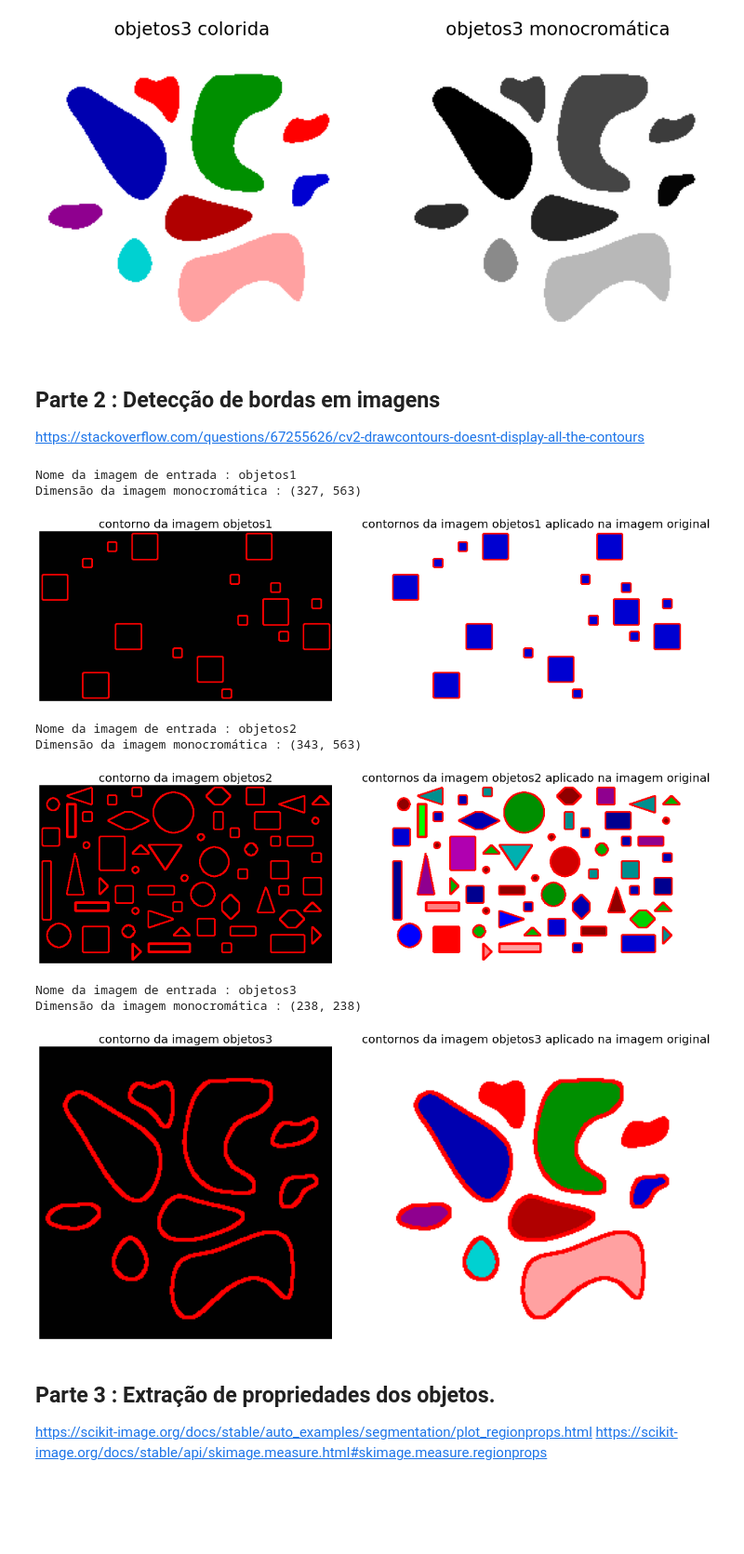
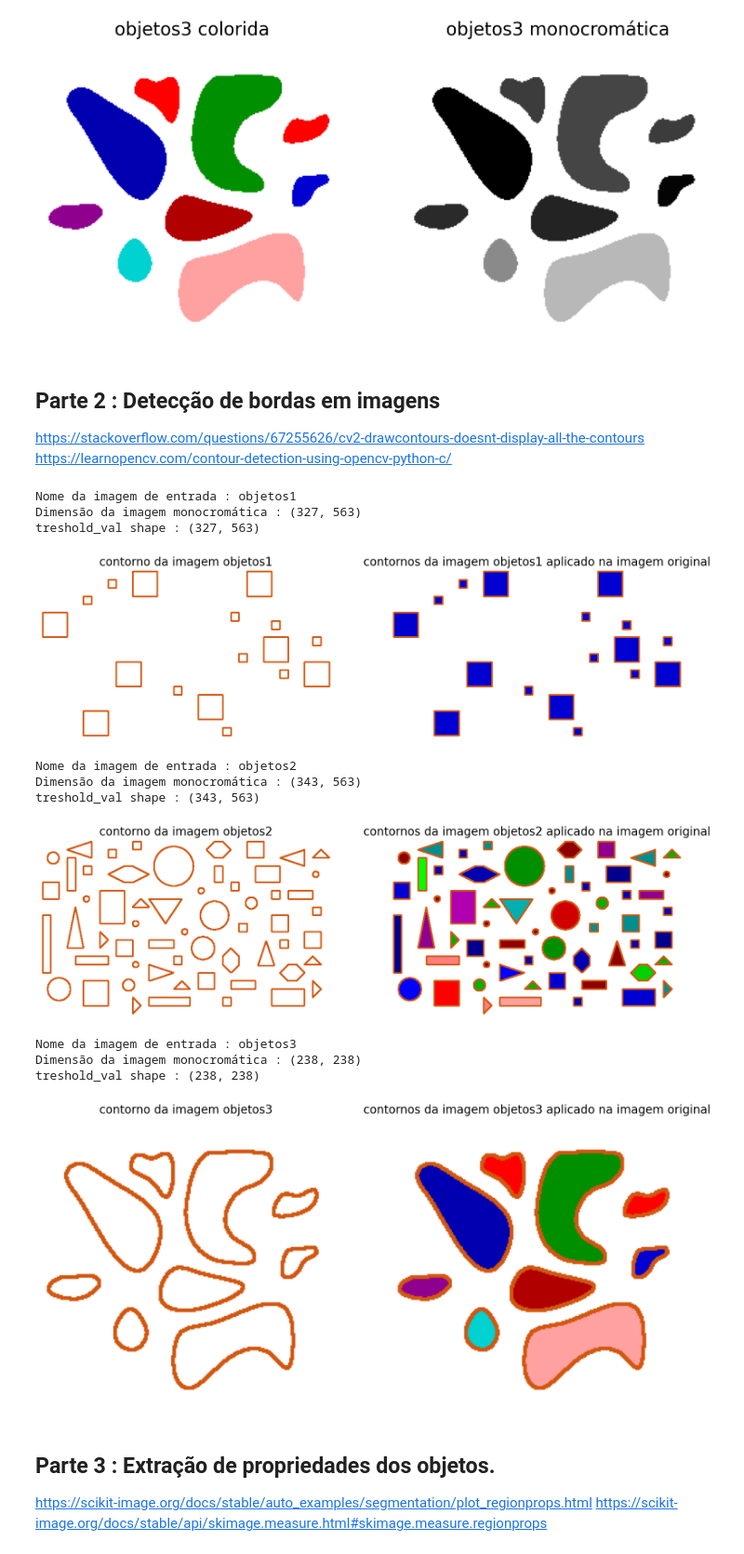
Before and after one commit to borin98/Introdu-o-ao-Processamento-de-Imagem-Digital, a Jupyter notebook: Trabalhos/Trabalho 4/Trabalho4Script.ipynb, the cells around one changed output. Shown: that part at 93% size. Saved outputs shown, nothing was run; the diff lists cells and outputs as text; code cells hidden in the pictures; blank space fills up the shorter version.

```diff
--- a/Trabalhos/Trabalho 4/Trabalho4Script.ipynb
+++ b/Trabalhos/Trabalho 4/Trabalho4Script.ipynb
@@ -209,9 +209,10 @@ Dimensão da imagem rgb : (238, 238, 3)
 # %% [markdown]
 ## Parte 2 : Detecção de bordas em imagens
 https://stackoverflow.com/questions/67255626/cv2-drawcontours-doesnt-display-all-the-contours
+https://learnopencv.com/contour-detection-using-opencv-python-c/
 # %%
-def get_image_contorn(gray_img: np.ndarray, rgb_image: np.ndarray, file_name: str, t_min: int = 30, t_max=200,
-                      plot_image: bool = True, **kwargs: dict) -> np.ndarray:
+def get_image_contorn(gray_img: np.ndarray, rgb_image: np.ndarray, file_name: str, t_min: int = 30, t_max: int = 200,
+                      plot_image: bool = True, **kwargs: dict) -> tuple[np.ndarray, np.ndarray]:
     """
     Função que extrai os cortonos de uma imagem e retorna uma imagem que contém os cortornos dos objetos da imagem
 
@@ -233,7 +234,8 @@ def get_image_contorn(gray_img: np.ndarray, rgb_image: np.ndarray, file_name: st
         color_mask = kwargs.pop("color_mask")
 
     else:
-        color_mask = (255, 0, 0)
+        np.random.seed(31)
+        color_mask = (np.random.randint(0, 255), np.random.randint(0, 255), np.random.randint(0, 255))
 
     if "figsize" in kwargs.keys():
         figsize_val = kwargs.pop("figsize")
@@ -254,41 +256,51 @@ def get_image_contorn(gray_img: np.ndarray, rgb_image: np.ndarray, file_name: st
     print("Dimensão da imagem monocromática : {}".format(gray_img.shape))
 
     # Achando os contornos usando Canny
-    edged = cv2.Canny(gray_img, t_min, t_max)
+    # edged = cv2.Canny(gray_img, t_min, t_max)
+    #
+    # # Agora, iremos utilizar a função para encontrar os contornos dos objetos
+    # contours, _ = cv2.findContours(edged.copy(),
+    #                                cv2.RETR_TREE, cv2.CHAIN_APPROX_NONE)
 
-    # Agora, iremos utilizar a função para encontrar os contornos dos objetos[
-    contours, _ = cv2.findContours(edged.copy(),
-                                   cv2.RETR_TREE, cv2.CHAIN_APPROX_NONE)
+    _, threshold_values = cv2.threshold(gray_img, t_min, t_max,
+                                        cv2.THRESH_BINARY_INV)
+
+    print("treshold_val shape : {}".format(threshold_values.shape))
+
+    contours, _ = cv2.findContours(threshold_values, cv2.RETR_EXTERNAL, cv2.CHAIN_APPROX_NONE)
 
     # Agora, iremos desenhar o contorno tanto para a imagem original
-    img_contorns = cv2.drawContours(np.ones_like(rgb_image), contours, -1, color_mask, 2).astype(np.uint8)
+    img_with_contorns = cv2.drawContours(np.ones_like(rgb_image) * 255, contours, -1, color_mask, 2).astype(np.uint8)
     img_with_mask = cv2.drawContours(rgb_image.astype(np.float32), contours, -1, color_mask, 2).astype(np.uint8)
 
     if plot_image:
-        plot_figures_in_line(img_contorns, img_with_mask, title1="contorno da imagem {}".format(img_name),
+        plot_figures_in_line(img_with_contorns, img_with_mask, title1="contorno da imagem {}".format(img_name),
                              title2="contornos da imagem {} aplicado na imagem original".format(img_name),
                              save_dir="ResultadoImagens/Contorno/",
                              save_fig="{}Contorno.png".format(img_name),
                              figsize=figsize_val,
                              fontsize_title=fontsize_title)
 
-    return img_contorns
+    return contours, img_with_contorns
 # %%
 images_contorns = []
 
 for gray_img, rgb_image, image_name in zip(gray_images, rgb_images, image_files_path):
-    img_contorn = get_image_contorn(gray_img, rgb_image, image_name)
+    img_contorn, _ = get_image_contorn(gray_img, rgb_image, image_name, t_min=190, t_max=255)
     images_contorns.append(img_contorn)
 # %% [output]
 Nome da imagem de entrada : objetos1
 Dimensão da imagem monocromática : (327, 563)
+treshold_val shape : (327, 563)
-[figure, old version]
+[figure, new version]
 Nome da imagem de entrada : objetos2
 Dimensão da imagem monocromática : (343, 563)
+treshold_val shape : (343, 563)
-[figure, old version]
+[figure, new version]
 Nome da imagem de entrada : objetos3
 Dimensão da imagem monocromática : (238, 238)
+treshold_val shape : (238, 238)
-[figure, old version]
+[figure, new version]
 # %% [markdown]
 ## Parte 3 : Extração de propriedades dos objetos.
 https://scikit-image.org/docs/stable/auto_examples/segmentation/plot_regionprops.html
```
Also changed, not shown: parts of 3 cells of this notebook, 9 other files.
